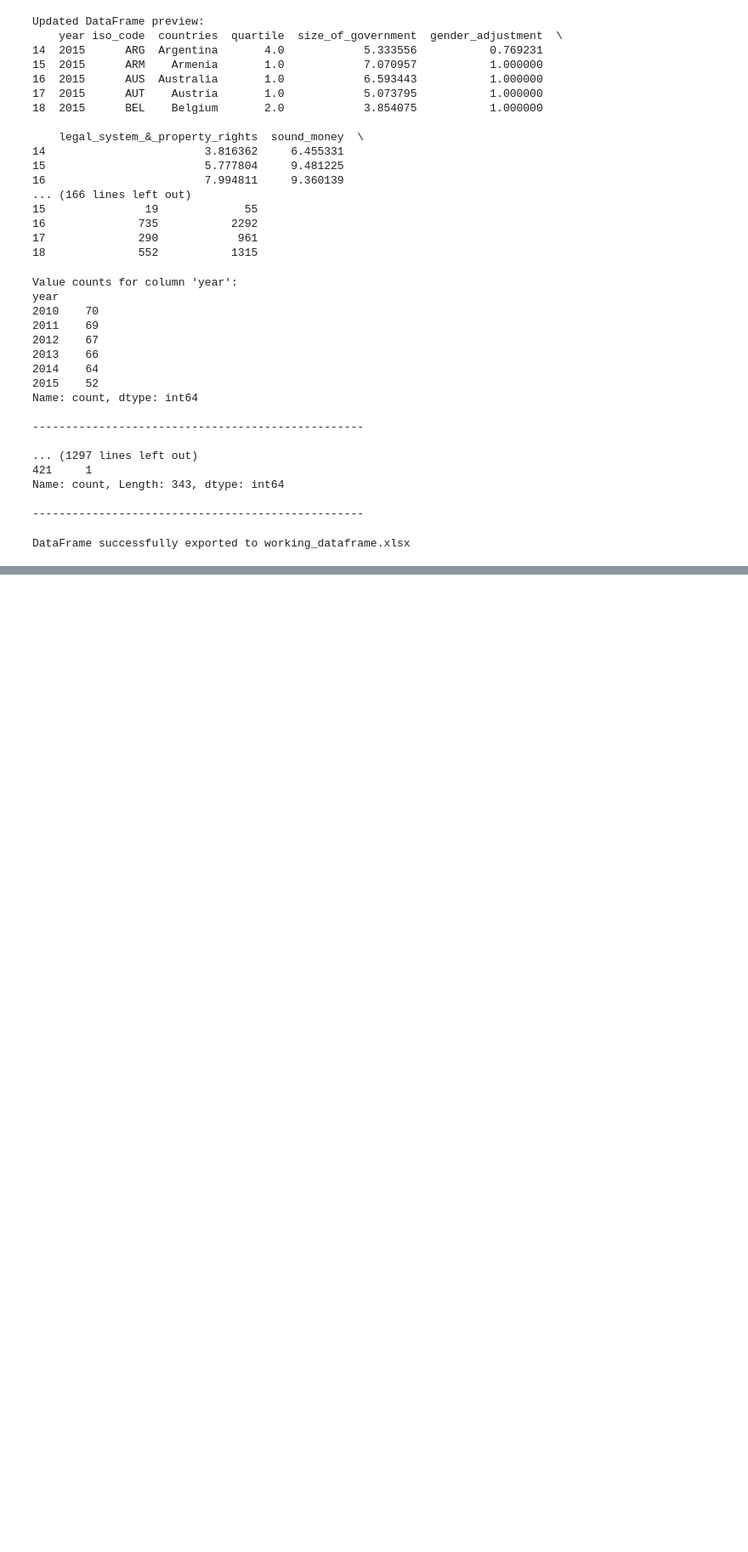
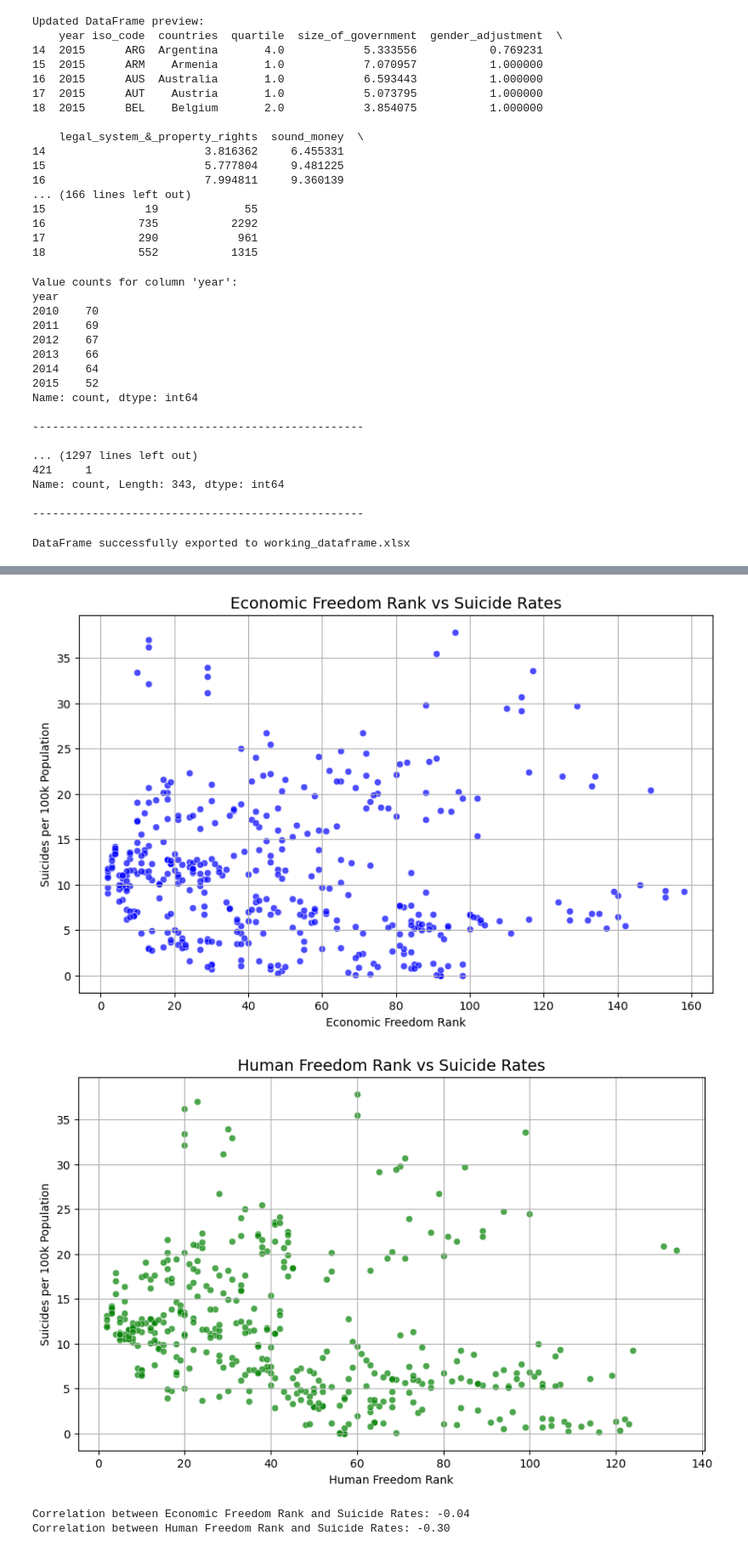
Before and after one commit to miamelaniemoor/human-freedom-and-suicide, a Jupyter notebook: Untitled.ipynb, the cells around one changed output, grey strips where cells are left out. Shown at 85% size. Saved outputs shown, nothing was run; the diff lists cells and outputs as text; code cells hidden in the pictures; blank space fills up the shorter version.

```diff
--- a/Untitled.ipynb
+++ b/Untitled.ipynb
@@ -615,0 +628,50 @@ DataFrame successfully exported to working_dataframe.xlsx
+# %%
+
+
+import seaborn as sns
+import matplotlib.pyplot as plt
+import numpy as np
+
+# Scatter plot for Economic Freedom Rank vs Suicide Rate
+plt.figure(figsize=(10, 6))
+sns.scatterplot(
+    x='Rank',
+    y='suicides/100k pop',
+    data=merged_data,
+    color='blue',
+    alpha=0.7
+)
+plt.title('Economic Freedom Rank vs Suicide Rates', fontsize=14)
+plt.xlabel('Economic Freedom Rank')
+plt.ylabel('Suicides per 100k Population')
+plt.grid(True)
+plt.show()
+
+# Scatter plot for Human Freedom Rank vs Suicide Rate
+if 'hf_rank' in merged_data.columns:  # Check if human freedom rank exists
+    plt.figure(figsize=(10, 6))
+    sns.scatterplot(
+        x='hf_rank',
+        y='suicides/100k pop',
+        data=merged_data,
+        color='green',
+        alpha=0.7
+    )
+    plt.title('Human Freedom Rank vs Suicide Rates', fontsize=14)
+    plt.xlabel('Human Freedom Rank')
+    plt.ylabel('Suicides per 100k Population')
+    plt.grid(True)
+    plt.show()
+
+# Calculate correlation coefficients
+correlation_econ_rank = merged_data['Rank'].corr(merged_data['suicides/100k pop'])
+correlation_human_rank = merged_data['hf_rank'].corr(merged_data['suicides/100k pop']) if 'hf_rank' in merged_data.columns else None
+
+print(f"Correlation between Economic Freedom Rank and Suicide Rates: {correlation_econ_rank:.2f}")
+if correlation_human_rank is not None:
+    print(f"Correlation between Human Freedom Rank and Suicide Rates: {correlation_human_rank:.2f}")
+# %% [output]
+[figure, added]
+[figure, added]
+Correlation between Economic Freedom Rank and Suicide Rates: -0.04
+Correlation between Human Freedom Rank and Suicide Rates: -0.30
```
Also changed, not shown: parts of 1 cell of this notebook.
